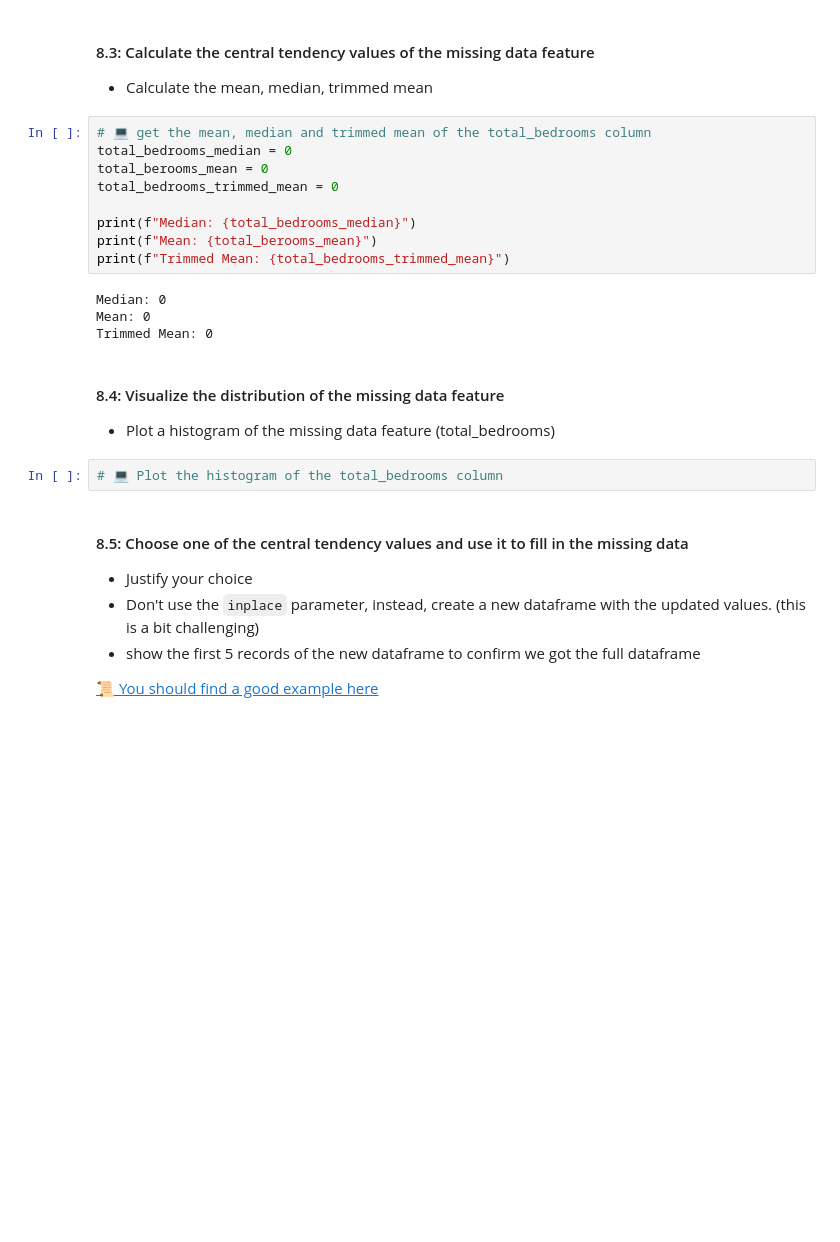
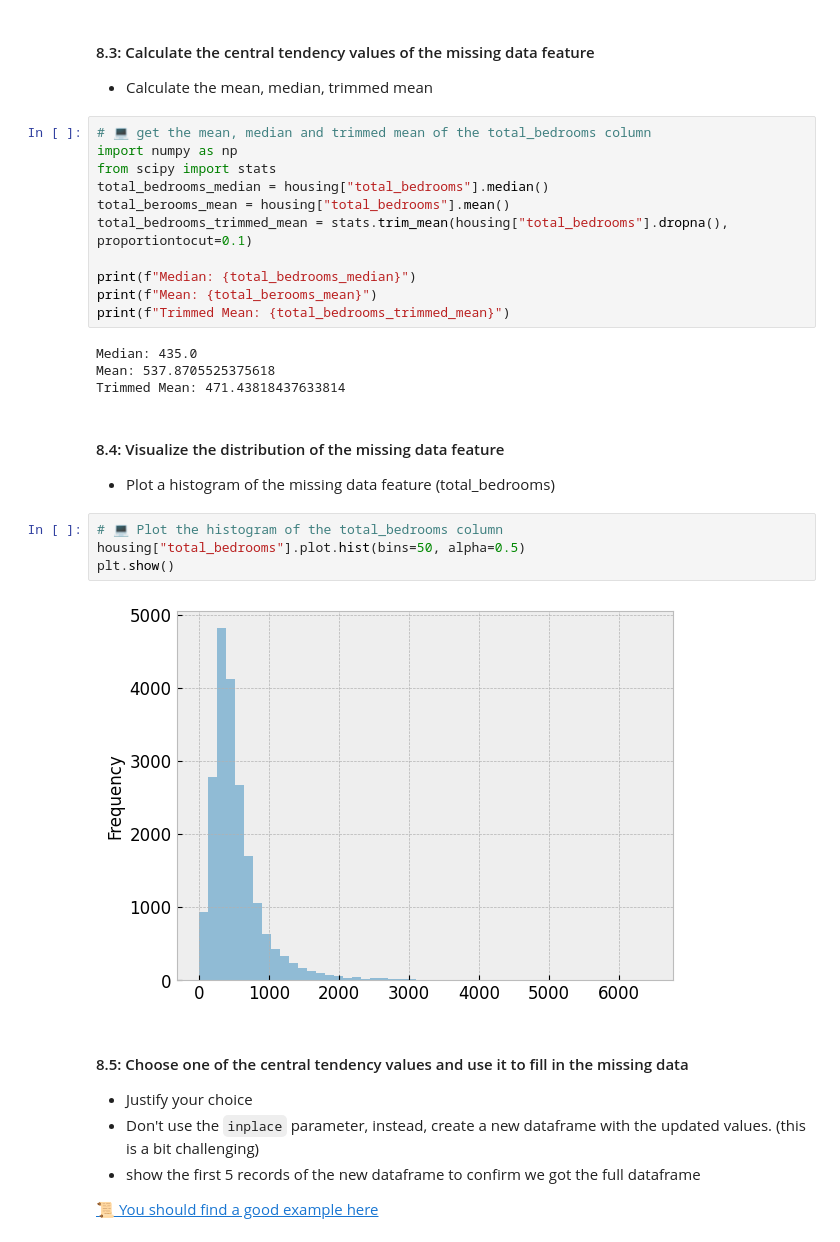
Before and after one commit to IT4063-Spring2025/eda-assignment-ravinayakk, a Jupyter notebook: notebook.ipynb, the cells around one changed output. Cells and saved outputs as stored; diff of their text form; blank space fills up the shorter version.

```diff
--- a/notebook.ipynb
+++ b/notebook.ipynb
@@ -352,22 +381,28 @@ Notice there are 2 keywords here: `sample` and (rows with missing data)
 * Calculate the mean, median, trimmed mean
 # %%
 # 💻 get the mean, median and trimmed mean of the total_bedrooms column
-total_bedrooms_median = 0
-total_berooms_mean = 0
-total_bedrooms_trimmed_mean = 0
+import numpy as np
+from scipy import stats
+total_bedrooms_median = housing["total_bedrooms"].median()
+total_berooms_mean = housing["total_bedrooms"].mean()
+total_bedrooms_trimmed_mean = stats.trim_mean(housing["total_bedrooms"].dropna(), proportiontocut=0.1)
 
 print(f"Median: {total_bedrooms_median}")
 print(f"Mean: {total_berooms_mean}")
 print(f"Trimmed Mean: {total_bedrooms_trimmed_mean}")
 # %% [output]
-Median: 0
-Mean: 0
-Trimmed Mean: 0
+Median: 435.0
+Mean: 537.8705525375618
+Trimmed Mean: 471.43818437633814
 # %% [markdown]
 #### 8.4: Visualize the distribution of the missing data feature
 * Plot a histogram of the missing data feature (total_bedrooms)
 # %%
 # 💻 Plot the histogram of the total_bedrooms column
+housing["total_bedrooms"].plot.hist(bins=50, alpha=0.5)
+plt.show()
+# %% [output]
+[figure, added]
 # %% [markdown]
 #### 8.5: Choose one of the central tendency values and use it to fill in the missing data
 * Justify your choice
```
Also changed, not shown: parts of 4 cells of this notebook.
